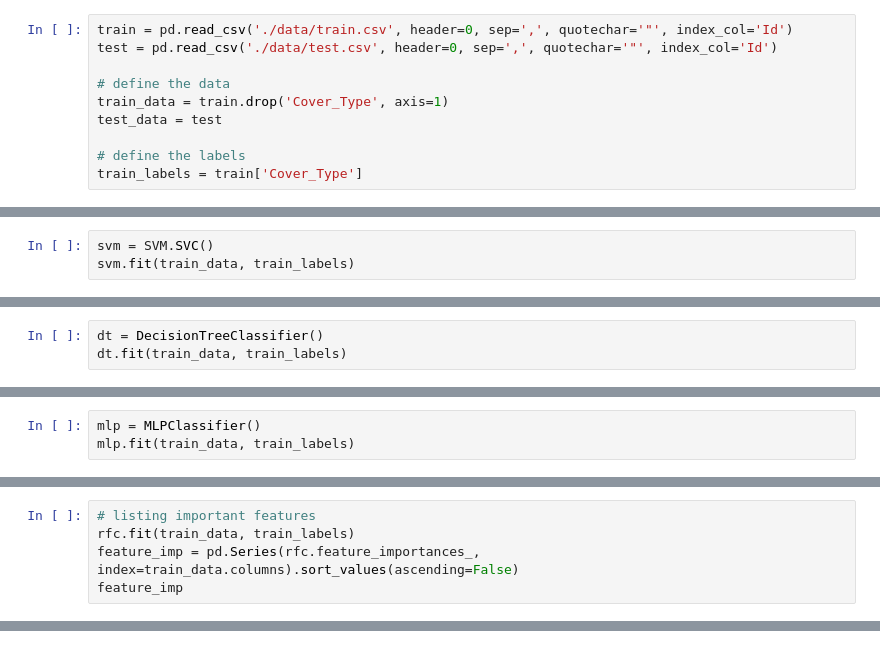
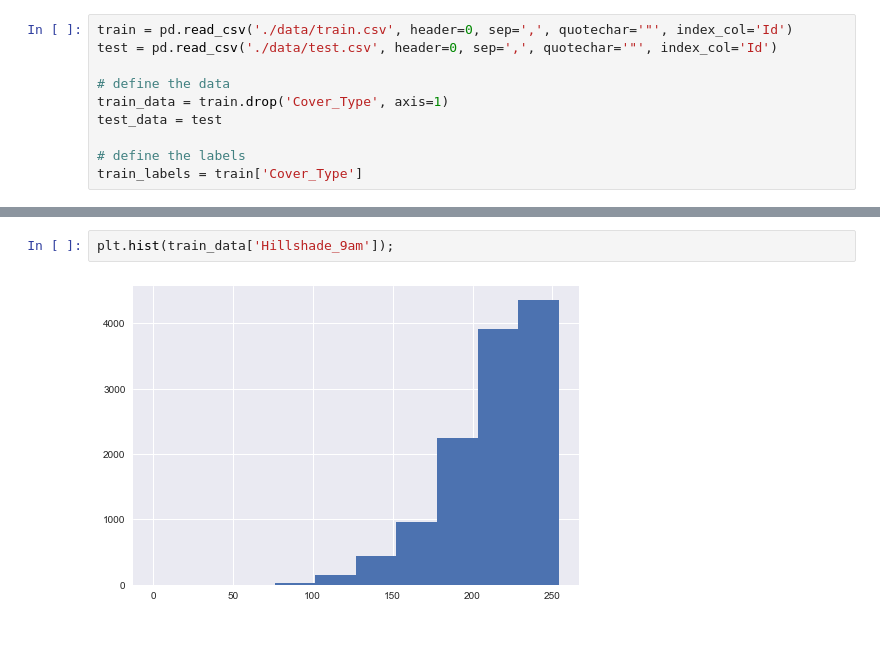
Before and after one commit to tiffapedia/w207-final, a Jupyter notebook: model_selection.ipynb, the cells around one changed output, grey strips where cells are left out. Cells and saved outputs as stored; diff of their text form.

```diff
--- a/model_selection.ipynb
+++ b/model_selection.ipynb
@@ -135,3 +41,0 @@ sum(accuracies)/len(accuracies)
-# %%
-svm = SVM.SVC()
-svm.fit(train_data, train_labels)
@@ -153,3 +41,0 @@ sum(accuracies)/len(accuracies)
-# %%
-dt = DecisionTreeClassifier()
-dt.fit(train_data, train_labels)
@@ -172,3 +41,0 @@ sum(accuracies)/len(accuracies)
-# %%
-mlp = MLPClassifier()
-mlp.fit(train_data, train_labels)
@@ -204,5 +41,0 @@ rfc = RandomForestClassifier(n_estimators=100, bootstrap=True, oob_score=True)
-# %%
-# listing important features
-rfc.fit(train_data, train_labels)
-feature_imp = pd.Series(rfc.feature_importances_, index=train_data.columns).sort_values(ascending=False)
-feature_imp
@@ -226,0 +110,4 @@ dtype: float64
+# %%
+plt.hist(train_data['Hillshade_9am']);
+# %% [output]
+[figure, added]
```
Also changed, not shown: parts of 85 cells of this notebook.
